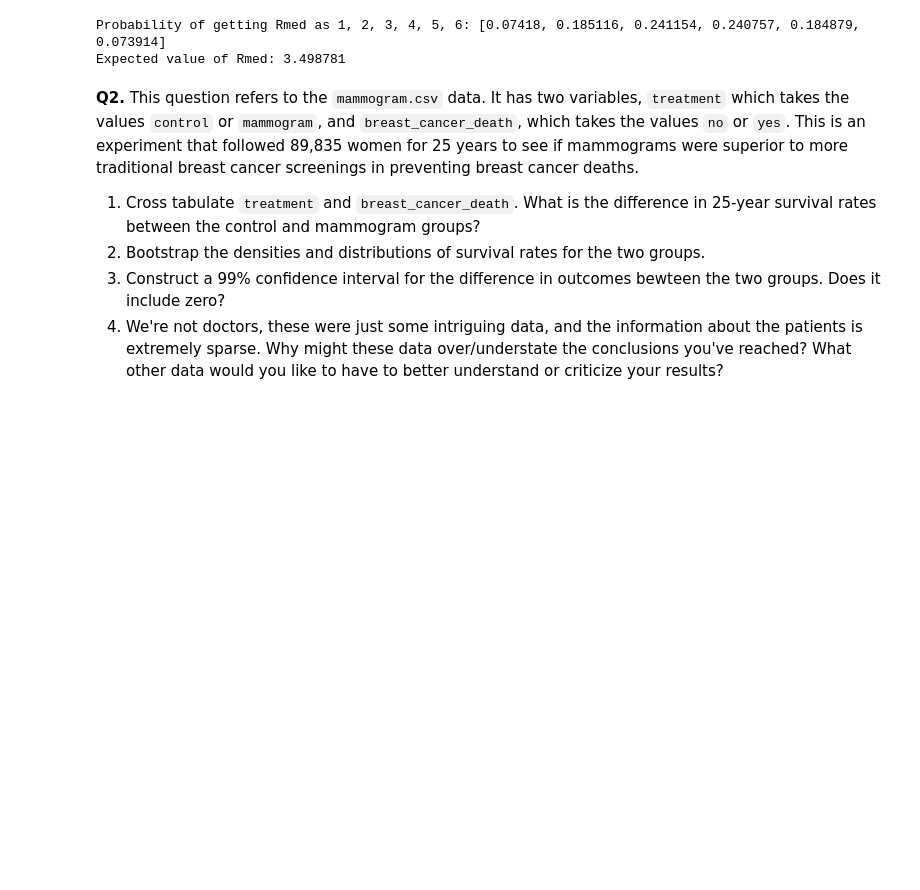
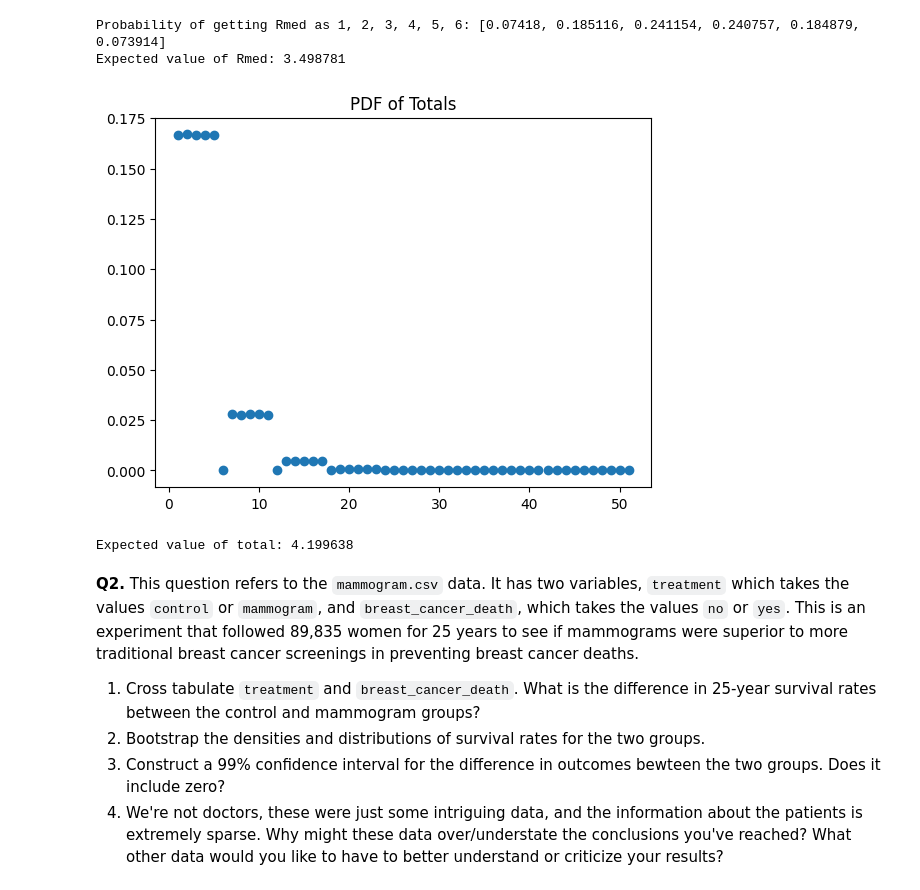
Before and after one commit to Anajonicholson/the_bootstrap, a Jupyter notebook: assignment_5.ipynb, the cells around one changed output. Cells and saved outputs as stored; diff of their text form; code cells hidden in the pictures; blank space fills up the shorter version.

```diff
--- a/assignment_5.ipynb
+++ b/assignment_5.ipynb
@@ -88,6 +91,35 @@ print("Expected value of Rmed:", expected_rmed)
 [figure]
 Probability of getting Rmed as 1, 2, 3, 4, 5, 6: [0.07418, 0.185116, 0.241154, 0.240757, 0.184879, 0.073914]
 Expected value of Rmed: 3.498781
+# %%
+#Prob 1 Ques 3
+def special_die_roll(): #looked this up using chat GPT bc I didn't know how make the scenario, turns out I was mainly forgetting to set total equal to 0 in the beginning *sigh*
+    total = 0
+    while True:
+        roll = np.random.randint(1, 7)
+        if roll == 6:
+            total += roll
+        else:
+            total += roll
+            break
+    return total
+
+num_ssim = 1000000
+special_rolls = [special_die_roll() for _ in range(num_ssim)]
+
+expected_total = np.mean(special_rolls)
+
+count = np.bincount(special_rolls)[1:]
+probabilities = count / num_ssim
+
+plt.scatter(range(1, len(count) + 1), probabilities)
+plt.title('PDF of Totals')
+plt.show()
+
+print("Expected value of total:", expected_total)
+# %% [output]
+[figure, added]
+Expected value of total: 4.199638
 # %% [markdown]
 **Q2.** This question refers to the `mammogram.csv` data. It has two variables, `treatment` which takes the values `control` or `mammogram`, and `breast_cancer_death`, which takes the values `no` or `yes`. This is an experiment that followed 89,835 women for 25 years to see if mammograms were superior to more traditional breast cancer screenings in preventing breast cancer deaths.
 
```
Also changed, not shown: parts of 2 cells of this notebook.
